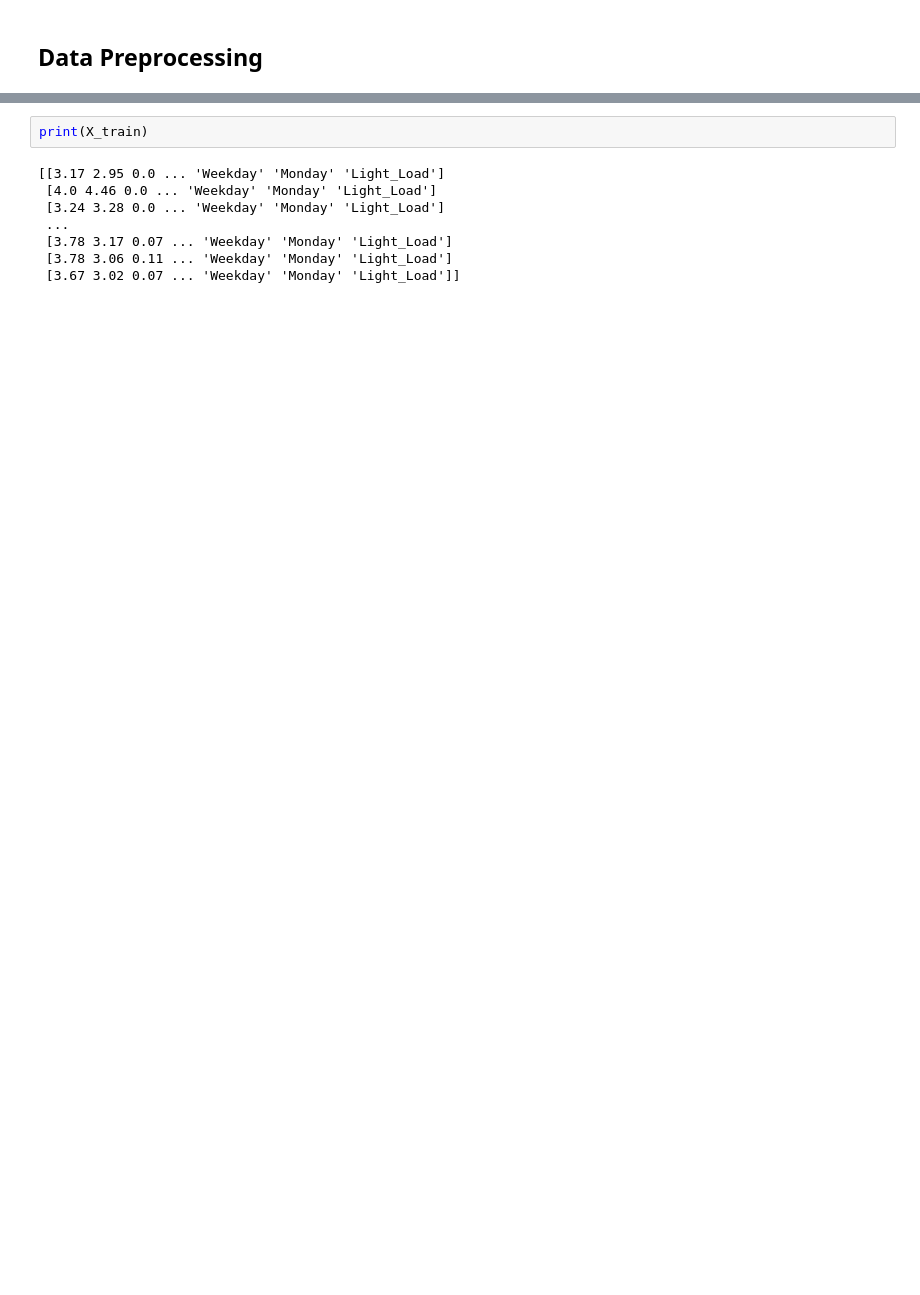
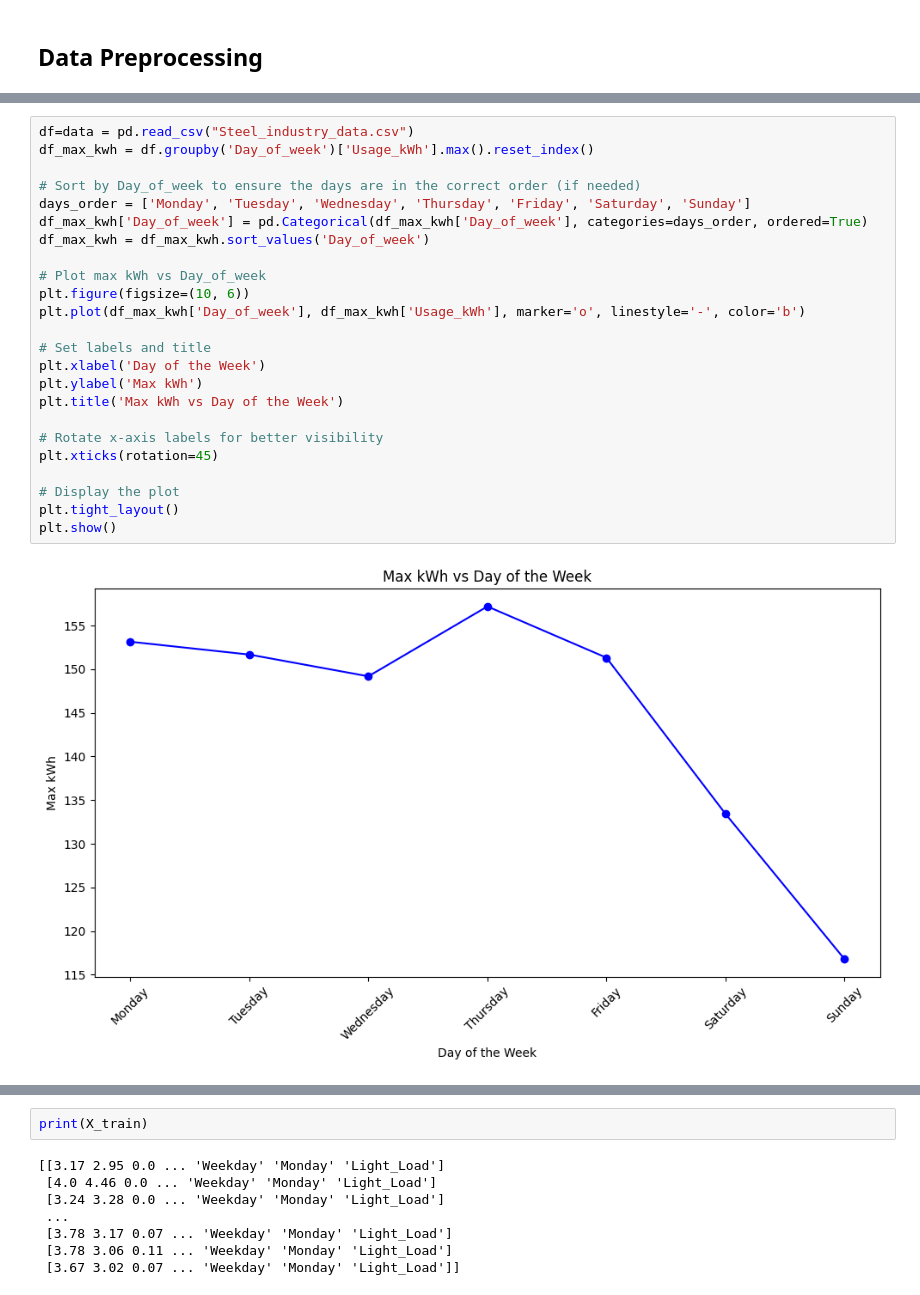
Before and after one commit to prajwalandysam/FYP-Group-3, a Jupyter notebook: Eval2.ipynb, the cells around one changed output, grey strips where cells are left out. Saved outputs shown, nothing was run; the diff lists cells and outputs as text; blank space fills up the shorter version.

```diff
--- a/Eval2.ipynb
+++ b/Eval2.ipynb
@@ -11,3 +37,29 @@ from sklearn.preprocessing import StandardScaler
+# %%
+df=data = pd.read_csv("Steel_industry_data.csv")
+df_max_kwh = df.groupby('Day_of_week')['Usage_kWh'].max().reset_index()
+
+# Sort by Day_of_week to ensure the days are in the correct order (if needed)
+days_order = ['Monday', 'Tuesday', 'Wednesday', 'Thursday', 'Friday', 'Saturday', 'Sunday']
+df_max_kwh['Day_of_week'] = pd.Categorical(df_max_kwh['Day_of_week'], categories=days_order, ordered=True)
+df_max_kwh = df_max_kwh.sort_values('Day_of_week')
+
+# Plot max kWh vs Day_of_week
+plt.figure(figsize=(10, 6))
+plt.plot(df_max_kwh['Day_of_week'], df_max_kwh['Usage_kWh'], marker='o', linestyle='-', color='b')
+
+# Set labels and title
+plt.xlabel('Day of the Week')
+plt.ylabel('Max kWh')
+plt.title('Max kWh vs Day of the Week')
+
+# Rotate x-axis labels for better visibility
+plt.xticks(rotation=45)
+
+# Display the plot
+plt.tight_layout()
+plt.show()
+# %% [output]
+[figure, added]
 # %%
 data = pd.read_csv("Steel_industry_data.csv")
 print(data.isnull().sum())  # Count of missing values in each column
```
Also changed, not shown: parts of 26 cells of this notebook, 6 other files.
